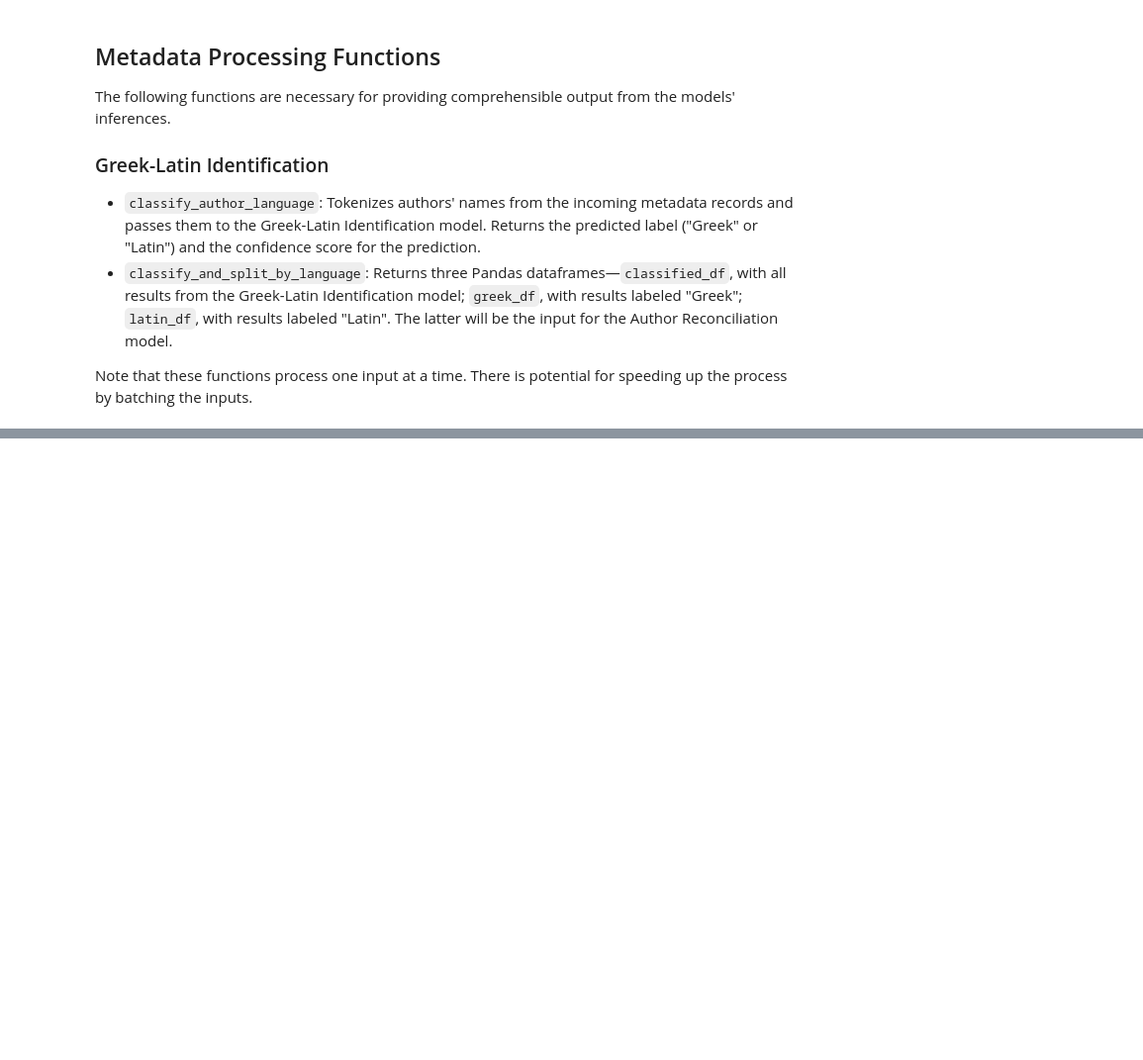
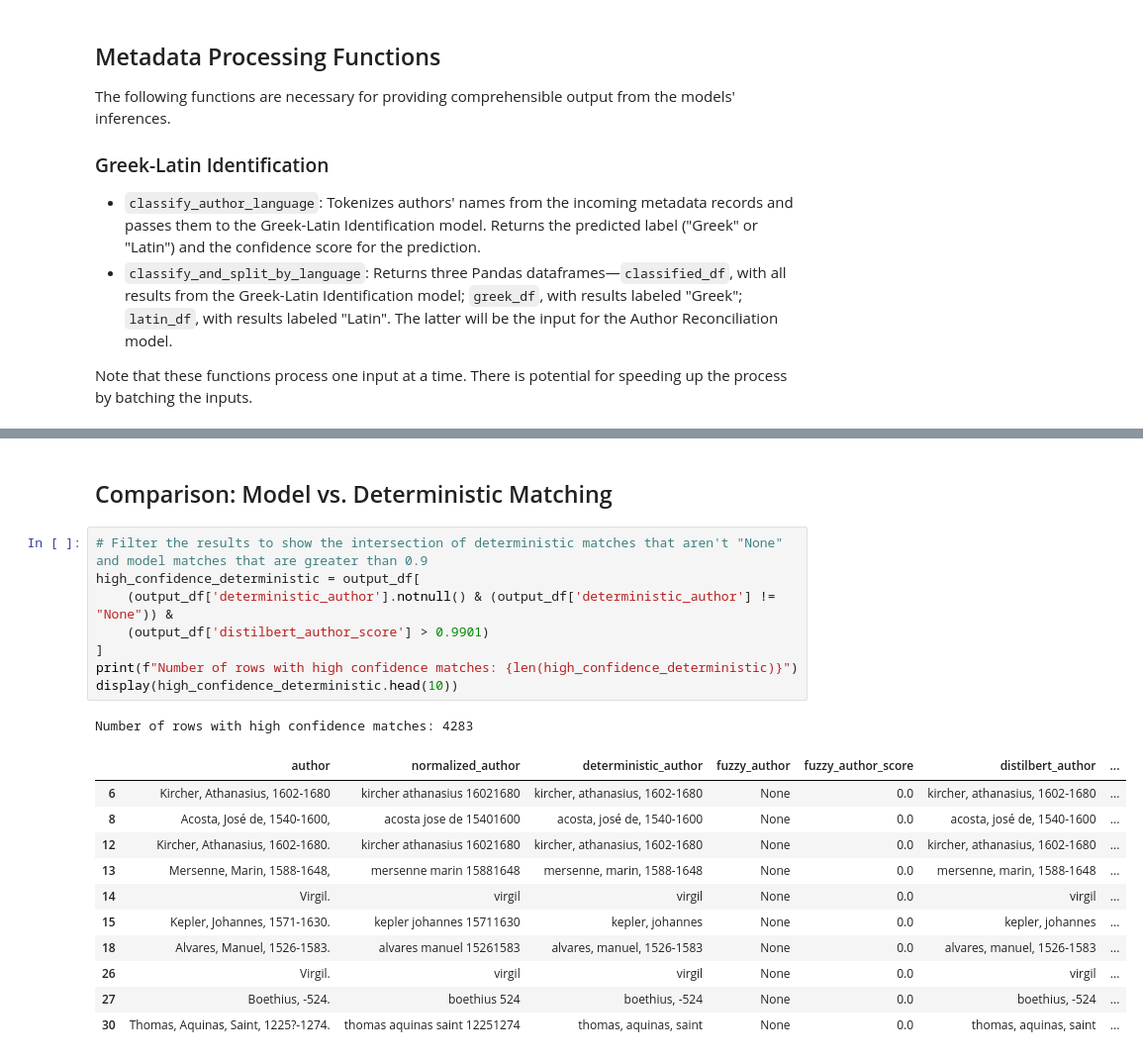
Before and after one commit to DigitalLatin/dll_catalog_reconciliation, a Jupyter notebook: python/model_probabilistic_deterministic.ipynb, the cells around one changed output, grey strips where cells are left out. Shown at 99% size. Drawn from its saved outputs; the diff is of its cells as text; blank space fills up the shorter version.

```diff
--- a/python/model_probabilistic_deterministic.ipynb
+++ b/python/model_probabilistic_deterministic.ipynb
@@ -658,0 +370,23 @@ output_df.to_csv('../output/model_probabilistic_deterministic_comparison.csv',in
+# %% [markdown]
+## Comparison: Model vs. Deterministic Matching
+# %%
+# Filter the results to show the intersection of deterministic matches that aren't "None" and model matches that are greater than 0.9
+high_confidence_deterministic = output_df[
+    (output_df['deterministic_author'].notnull() & (output_df['deterministic_author'] != "None")) &
+    (output_df['distilbert_author_score'] > 0.9901)
+]
+print(f"Number of rows with high confidence matches: {len(high_confidence_deterministic)}")
+display(high_confidence_deterministic.head(10))
+# %% [output]
+Number of rows with high confidence matches: 4283
+|  | author | normalized_author | deterministic_author | fuzzy_author | fuzzy_author_score | distilbert_author | ... |
+| 6 | Kircher, Athanasius, 1602-1680 | kircher athanasius 16021680 | kircher, athanasius, 1602-1680 | None | 0.0 | kircher, athanasius, 1602-1680 | ... |
+| 8 | Acosta, José de, 1540-1600, | acosta jose de 15401600 | acosta, josé de, 1540-1600 | None | 0.0 | acosta, josé de, 1540-1600 | ... |
+| 12 | Kircher, Athanasius, 1602-1680. | kircher athanasius 16021680 | kircher, athanasius, 1602-1680 | None | 0.0 | kircher, athanasius, 1602-1680 | ... |
+| 13 | Mersenne, Marin, 1588-1648, | mersenne marin 15881648 | mersenne, marin, 1588-1648 | None | 0.0 | mersenne, marin, 1588-1648 | ... |
+| 14 | Virgil. | virgil | virgil | None | 0.0 | virgil | ... |
+| 15 | Kepler, Johannes, 1571-1630. | kepler johannes 15711630 | kepler, johannes | None | 0.0 | kepler, johannes | ... |
+| 18 | Alvares, Manuel, 1526-1583. | alvares manuel 15261583 | alvares, manuel, 1526-1583 | None | 0.0 | alvares, manuel, 1526-1583 | ... |
+| 26 | Virgil. | virgil | virgil | None | 0.0 | virgil | ... |
+| 27 | Boethius, -524. | boethius 524 | boethius, -524 | None | 0.0 | boethius, -524 | ... |
+| 30 | Thomas, Aquinas, Saint, 1225?-1274. | thomas aquinas saint 12251274 | thomas, aquinas, saint | None | 0.0 | thomas, aquinas, saint | ... |
```
Also changed, not shown: parts of 88 cells of this notebook, 22 other files.
